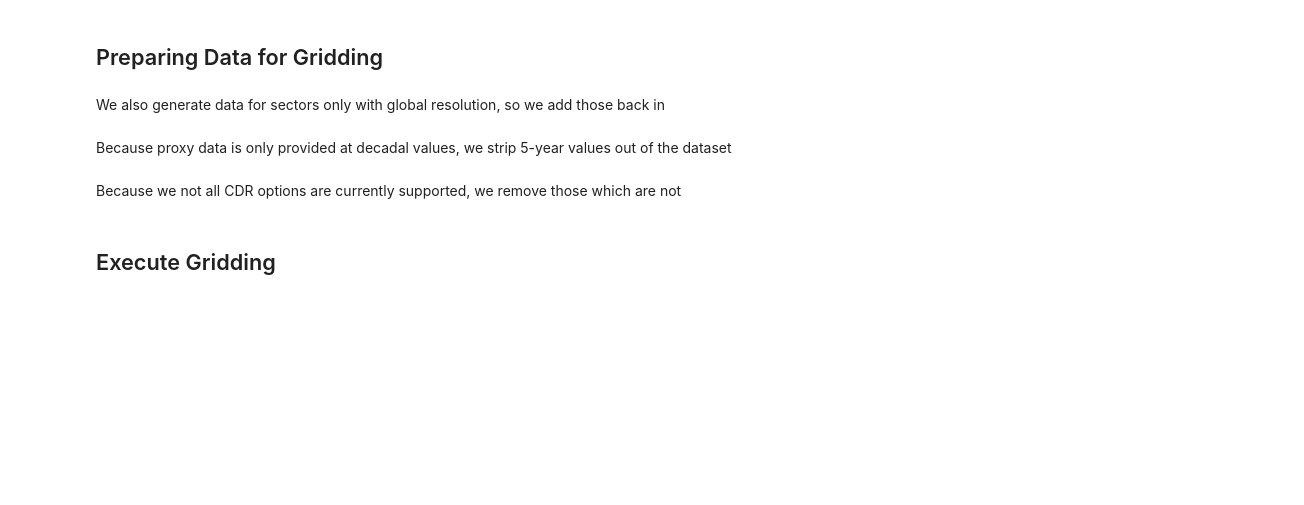
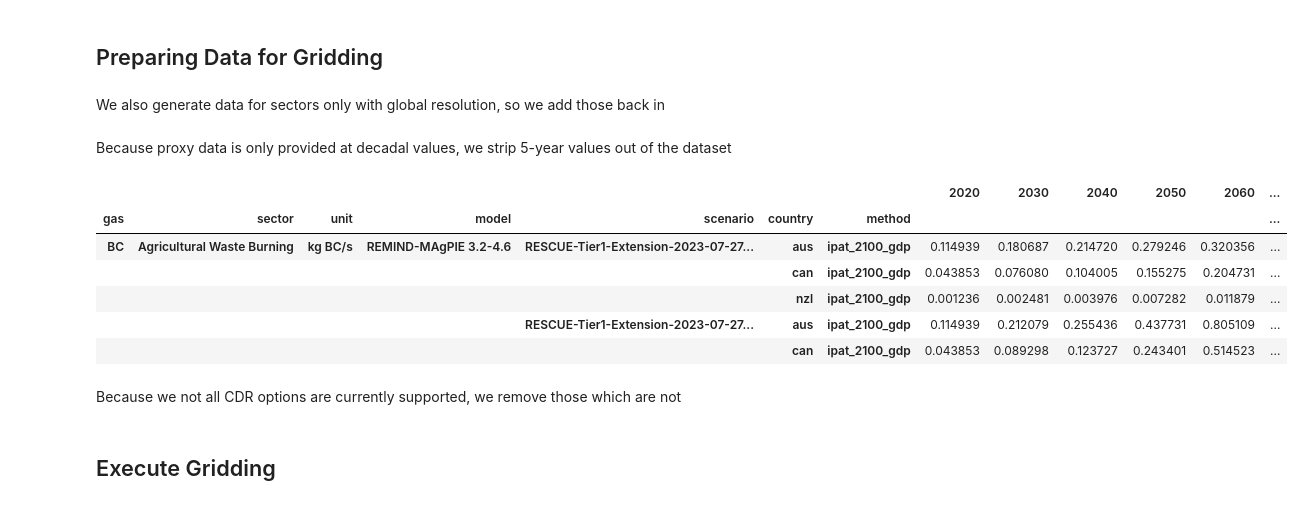
Before and after one commit to jkikstra/concordia, a Jupyter notebook: notebooks/workflow.ipynb, the cells around one changed output. Saved outputs shown, nothing was run; the diff lists cells and outputs as text; code cells hidden in the pictures; blank space fills up the shorter version.

Commit message:
workflow now should work to provide verified gridded data

```diff
--- a/notebooks/workflow.ipynb
+++ b/notebooks/workflow.ipynb
@@ -666,6 +671,15 @@ data_for_gridding = pd.concat([data_for_gridding, global_data])
 Because proxy data is only provided at decadal values, we strip 5-year values out of the dataset
 # %%
 data_for_gridding = data_for_gridding[range(2020, 2101, 10)]
+data_for_gridding.head()
+# %% [output]
+|  |  |  |  |  |  |  | 2020 | 2030 | 2040 | 2050 | 2060 | ... |
+| gas | sector | unit | model | scenario | country | method |  |  |  |  |  | ... |
+| BC | Agricultural Waste Burning | kg BC/s | REMIND-MAgPIE 3.2-4.6 | RESCUE-Tier1-Extension-2023-07-27... | aus | ipat_2100_gdp | 0.114939 | 0.180687 | 0.214720 | 0.279246 | 0.320356 | ... |
+|  |  |  |  |  | can | ipat_2100_gdp | 0.043853 | 0.076080 | 0.104005 | 0.155275 | 0.204731 | ... |
+|  |  |  |  |  | nzl | ipat_2100_gdp | 0.001236 | 0.002481 | 0.003976 | 0.007282 | 0.011879 | ... |
+|  |  |  |  | RESCUE-Tier1-Extension-2023-07-27... | aus | ipat_2100_gdp | 0.114939 | 0.212079 | 0.255436 | 0.437731 | 0.805109 | ... |
+|  |  |  |  |  | can | ipat_2100_gdp | 0.043853 | 0.089298 | 0.123727 | 0.243401 | 0.514523 | ... |
 # %% [markdown]
 Because we not all CDR options are currently supported, we remove those which are not
 # %%
```
Also changed, not shown: parts of 17 cells of this notebook.
